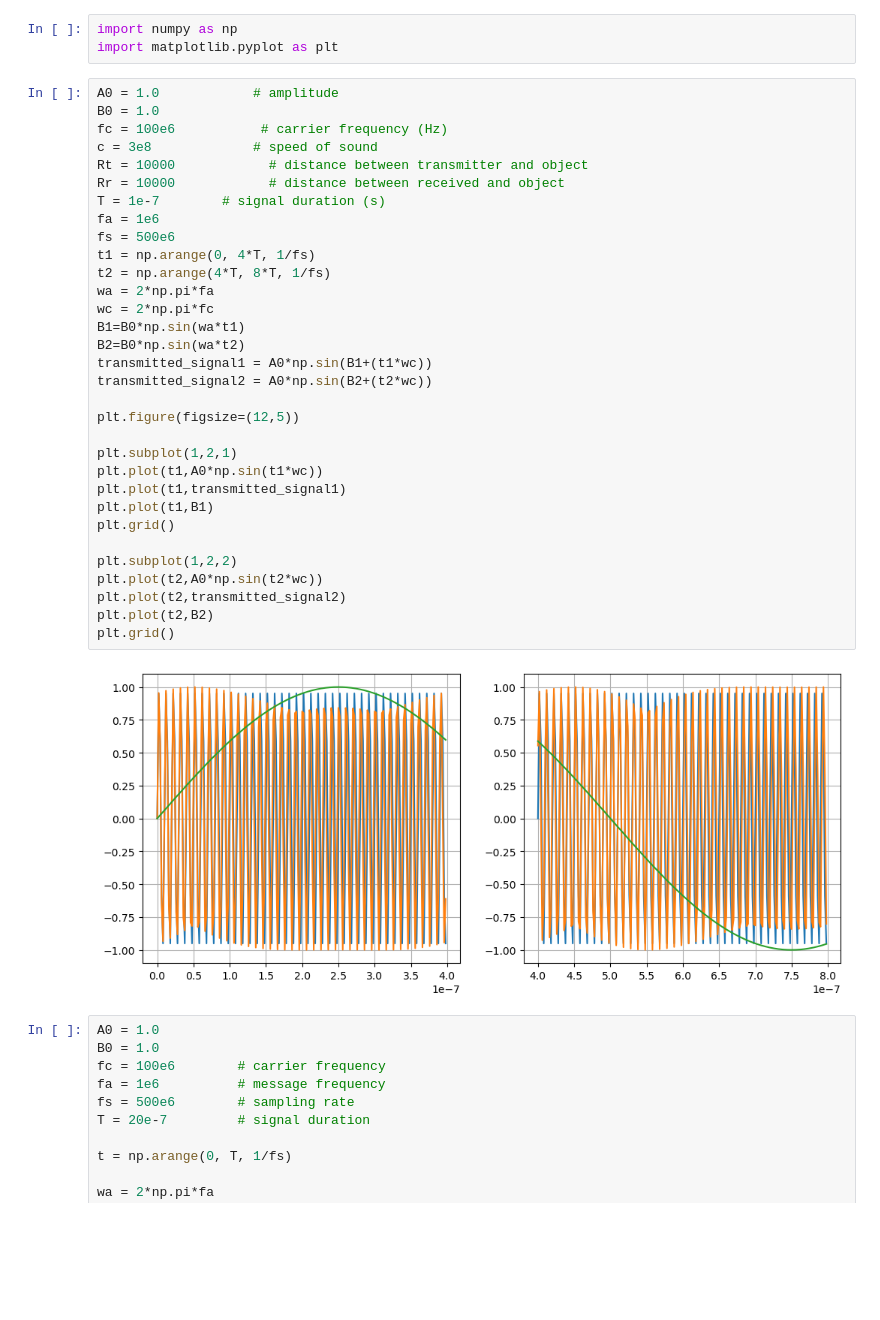
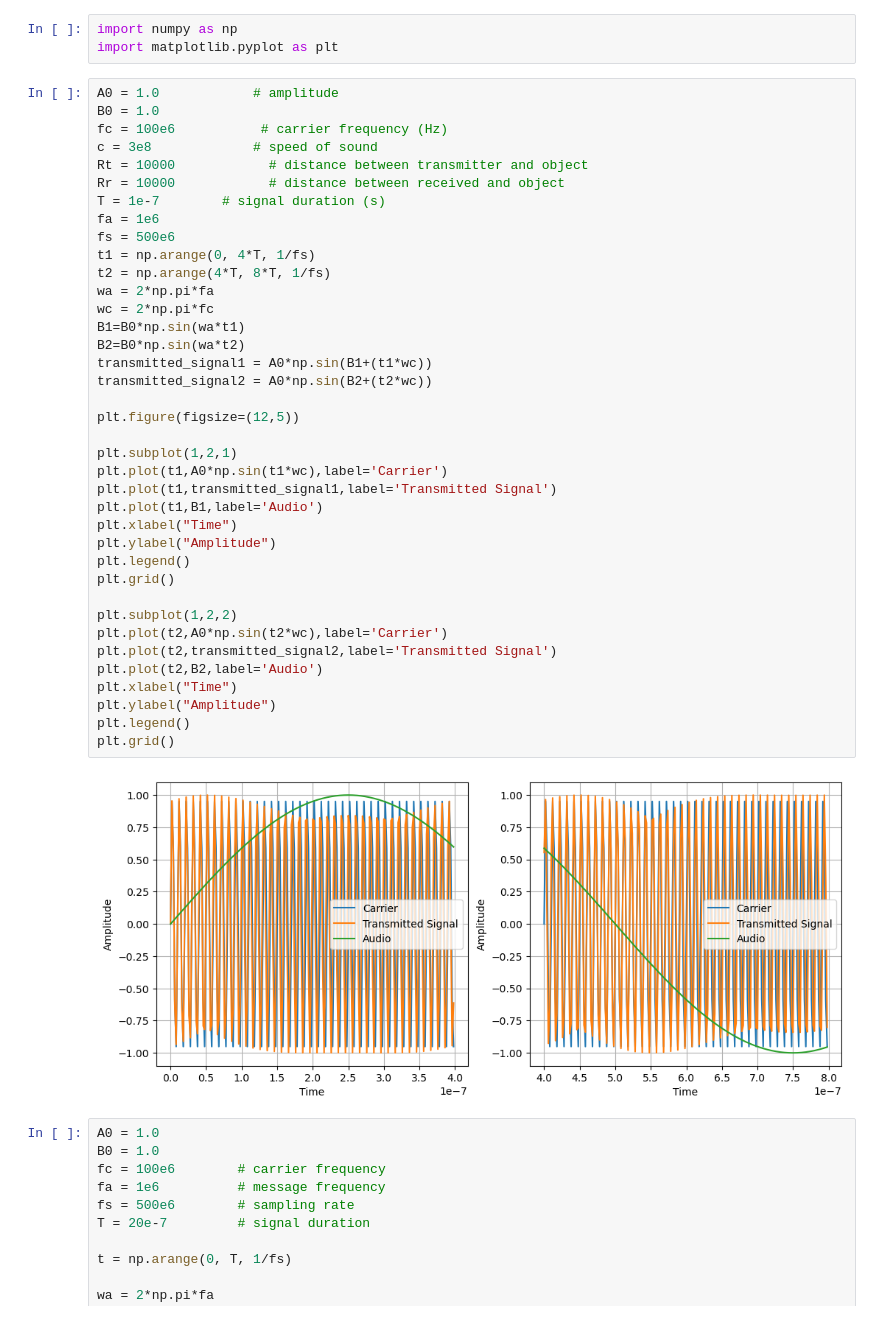
Before and after one commit to anunnyagudhenia/Passive-Radar, a Jupyter notebook: Codes/Simulation of Frequency modulated wave.ipynb, the cells around one changed output. Saved outputs shown, nothing was run; the diff lists cells and outputs as text; blank space fills up the shorter version.

```diff
--- a/Codes/Simulation of Frequency modulated wave.ipynb
+++ b/Codes/Simulation of Frequency modulated wave.ipynb
@@ -4,37 +4,43 @@ import matplotlib.pyplot as plt
 # %%
 A0 = 1.0            # amplitude
 B0 = 1.0
 fc = 100e6           # carrier frequency (Hz)
 c = 3e8             # speed of sound
 Rt = 10000            # distance between transmitter and object
 Rr = 10000            # distance between received and object
 T = 1e-7        # signal duration (s)
 fa = 1e6
 fs = 500e6
 t1 = np.arange(0, 4*T, 1/fs)
 t2 = np.arange(4*T, 8*T, 1/fs)
 wa = 2*np.pi*fa
 wc = 2*np.pi*fc
 B1=B0*np.sin(wa*t1)
 B2=B0*np.sin(wa*t2)
 transmitted_signal1 = A0*np.sin(B1+(t1*wc))
 transmitted_signal2 = A0*np.sin(B2+(t2*wc))
 
 plt.figure(figsize=(12,5))
 
 plt.subplot(1,2,1)
-plt.plot(t1,A0*np.sin(t1*wc))
-plt.plot(t1,transmitted_signal1)
-plt.plot(t1,B1)
+plt.plot(t1,A0*np.sin(t1*wc),label='Carrier')
+plt.plot(t1,transmitted_signal1,label='Transmitted Signal')
+plt.plot(t1,B1,label='Audio')
+plt.xlabel("Time")
+plt.ylabel("Amplitude")
+plt.legend()
 plt.grid()
 
 plt.subplot(1,2,2)
-plt.plot(t2,A0*np.sin(t2*wc))
-plt.plot(t2,transmitted_signal2)
-plt.plot(t2,B2)
+plt.plot(t2,A0*np.sin(t2*wc),label='Carrier')
+plt.plot(t2,transmitted_signal2,label='Transmitted Signal')
+plt.plot(t2,B2,label='Audio')
+plt.xlabel("Time")
+plt.ylabel("Amplitude")
+plt.legend()
 plt.grid()
 # %% [output]
-[figure, old version]
+[figure, new version]
 # %%
 A0 = 1.0
 B0 = 1.0
```
Also changed, not shown: parts of 2 cells of this notebook, 28 other files.
